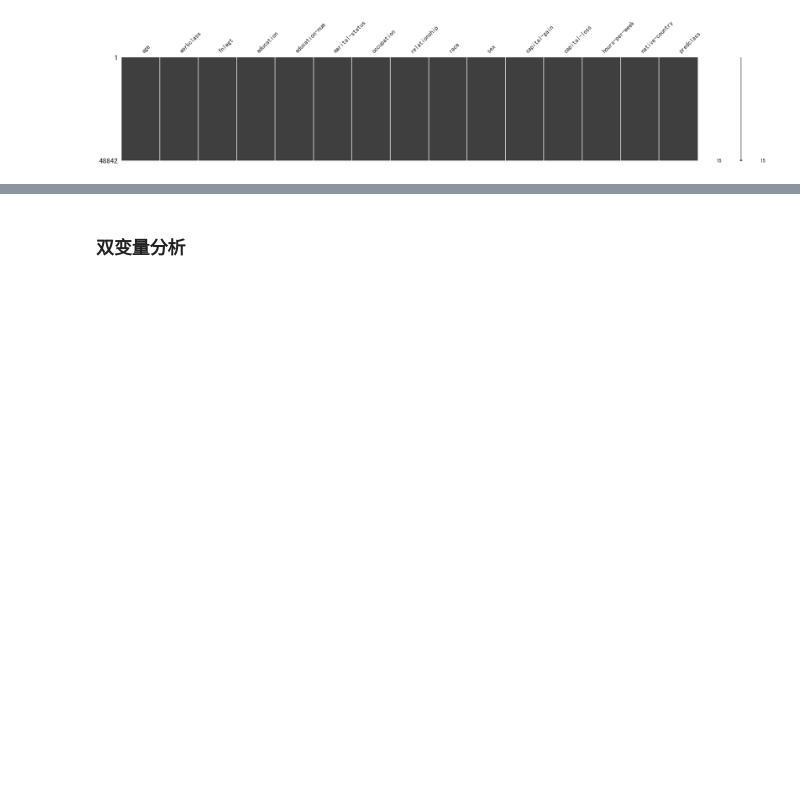
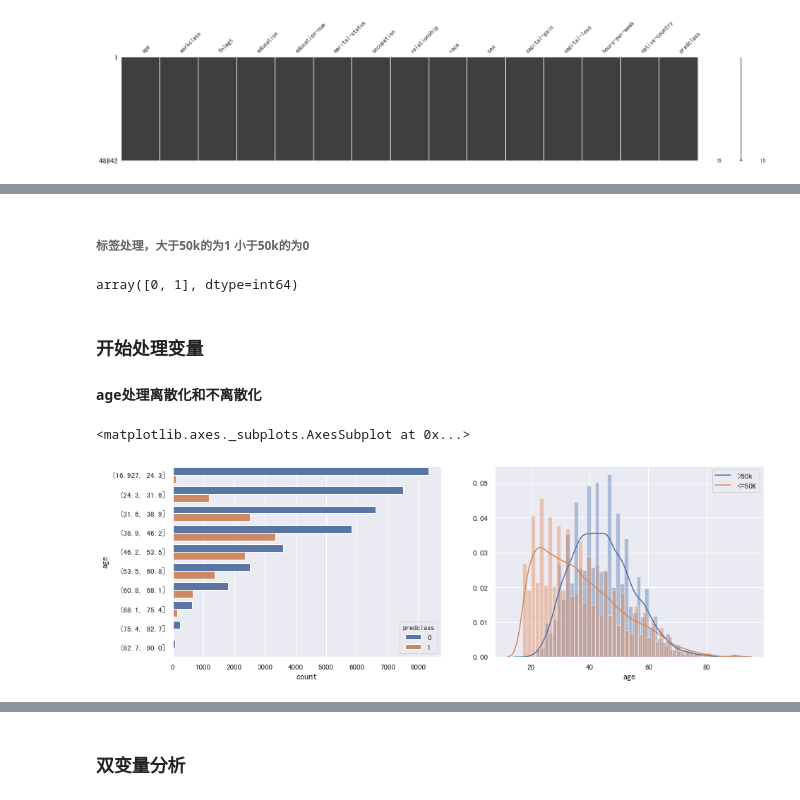
Before and after one commit to clayll/AdvancedDataAnalysis, a Jupyter notebook: docTang/5.人口普查数据集项目实战-收入预测/ll人口收入普查.ipynb, the cells around one changed output, grey strips where cells are left out. Drawn from its saved outputs; the diff is of its cells as text; code cells hidden in the pictures; blank space fills up the shorter version.

```diff
--- a/docTang/5.人口普查数据集项目实战-收入预测/ll人口收入普查.ipynb
+++ b/docTang/5.人口普查数据集项目实战-收入预测/ll人口收入普查.ipynb
@@ -125,0 +150,31 @@ array([' <=50K', ' >50K', ' <=50K.', ' >50K.'], dtype=object)
+# %% [markdown]
+###### 标签处理，大于50k的为1 小于50k的为0
+# %%
+dataset_raw.loc[dataset_raw.predclass==' <=50K','predclass'] = 0
+dataset_raw.loc[dataset_raw.predclass==' <=50K.','predclass'] = 0
+dataset_raw.loc[dataset_raw.predclass==' >50K','predclass'] = 1
+dataset_raw.loc[dataset_raw.predclass==' >50K.','predclass'] = 1
+
+
+# 离散变量数据集
+dataset_bin['predclass'] = dataset_raw['predclass']
+# 连续变量数据集
+dataset_con['predclass']  = dataset_raw['predclass']
+
+dataset_raw.predclass.unique()
+# %% [output]
+array([0, 1], dtype=int64)
+# %% [markdown]
+### 开始处理变量
+
+#### age处理离散化和不离散化
+# %%
+plt.figure(figsize=(15,5))
+plt.subplot(121)
+sns.countplot(data=dataset_bin,y='age',hue='predclass')
+plt.subplot(122)
+sns.distplot(dataset_con.loc[dataset_con.predclass==1,'age'],kde_kws={"label":">50k"})
+sns.distplot(dataset_con.loc[dataset_con.predclass==0,'age'],kde_kws={"label": "<=50K"})
+# %% [output]
+<matplotlib.axes._subplots.AxesSubplot at 0x...>
+[figure, added]
```
Also changed, not shown: parts of 28 cells of this notebook, 1 other file.
